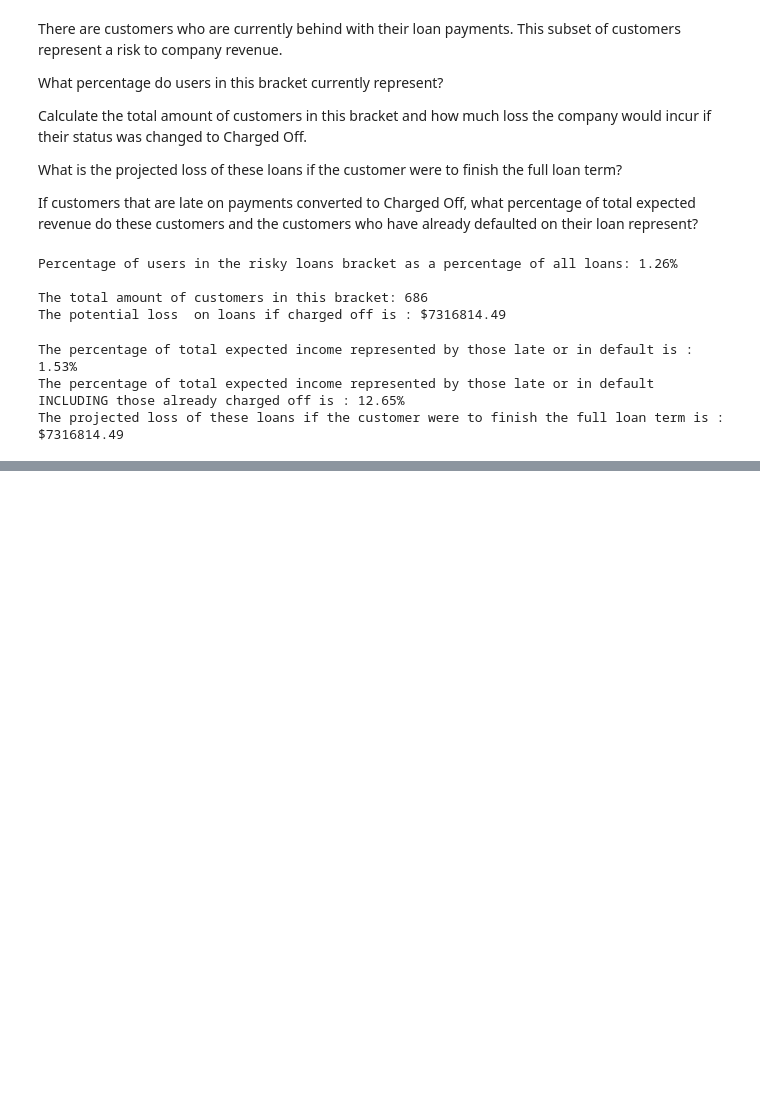
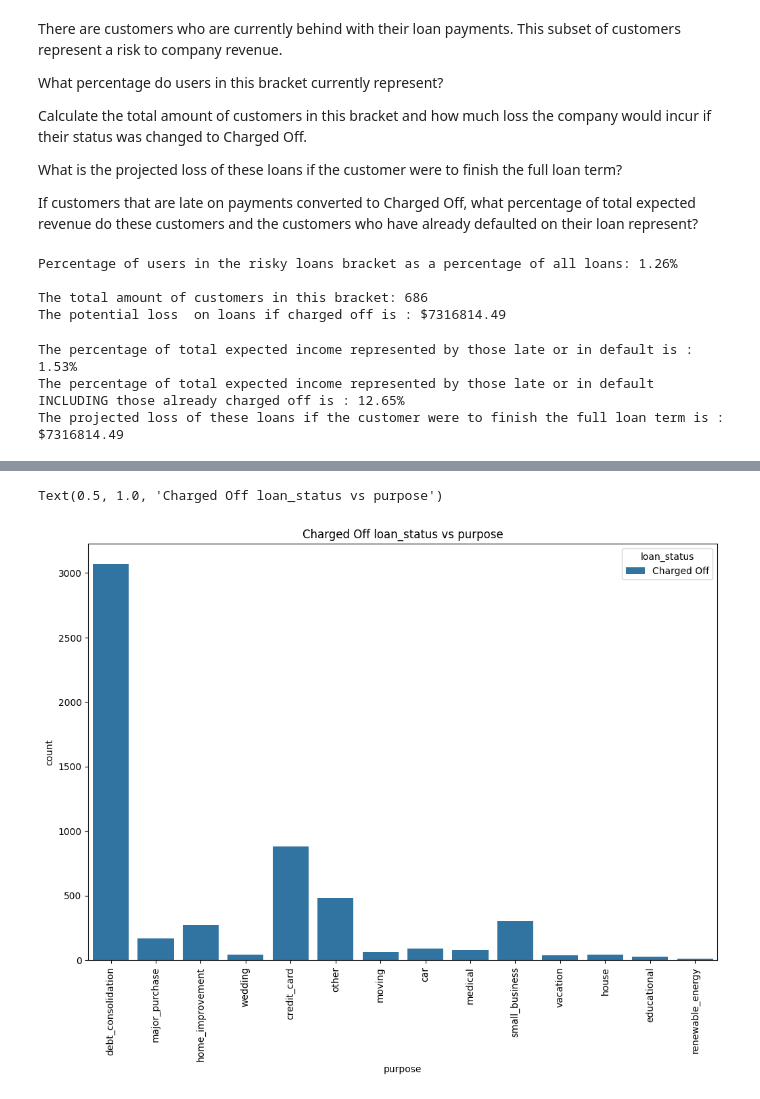
Before and after one commit to balany1/exploratory-data-analysis---customer-loans-in-finance152, a Jupyter notebook: analysis.ipynb, the cells around one changed output, grey strips where cells are left out. Cells and saved outputs as stored; diff of their text form; code cells hidden in the pictures; blank space fills up the shorter version.

```diff
--- a/analysis.ipynb
+++ b/analysis.ipynb
@@ -303,0 +325,9 @@ The projected loss of these loans if the customer were to finish the full loan t
+# %%
+# Let's see the relationship between Charged Off loans status and purpose
+fig, ax = plt.subplots(figsize=(12,8))
+sns.countplot(x='purpose', hue='loan_status', ax=ax, data=df_charged_off)
+ax.tick_params(axis='x', rotation=90)
+plt.title("Charged Off loan_status vs purpose")
+# %% [output]
+Text(0.5, 1.0, 'Charged Off loan_status vs purpose')
+[figure, added]
```
Also changed, not shown: parts of 17 cells of this notebook, 3 other files.
